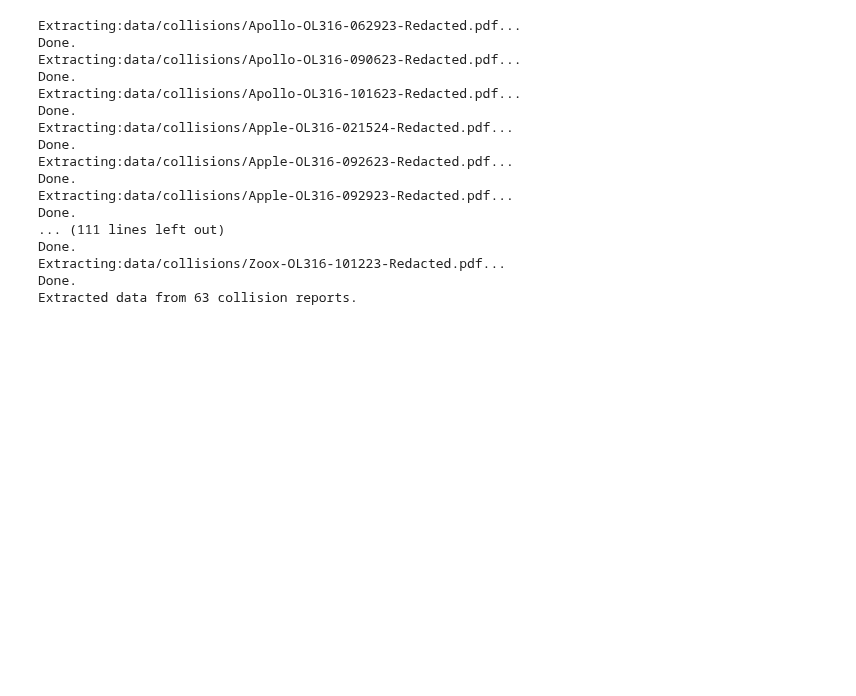
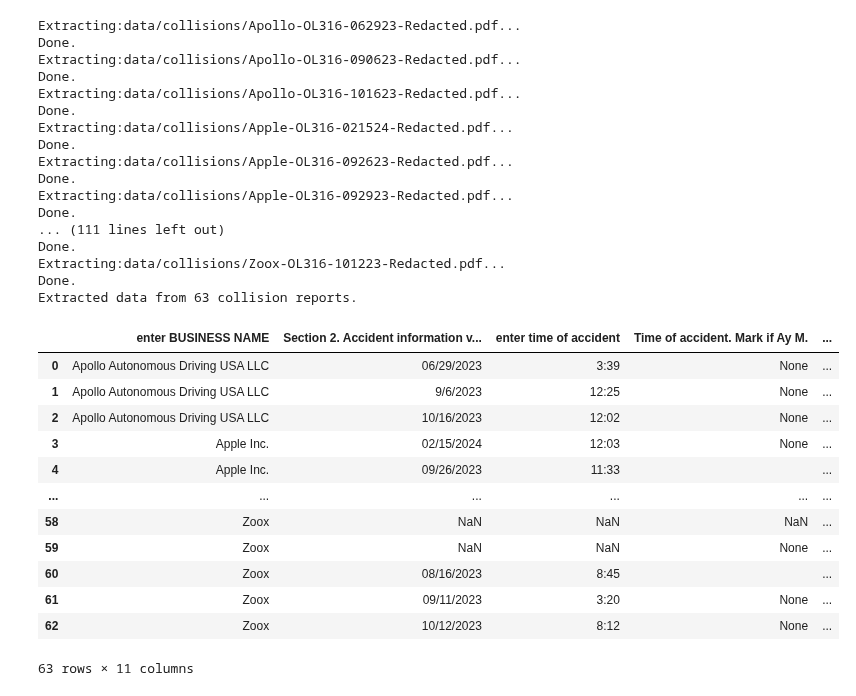
Before and after one commit to Kyle-Markwardt/self-driving-vehicles, a Jupyter notebook: pdf.ipynb, the cells around one changed output. Drawn from its saved outputs; the diff is of its cells as text; code cells hidden in the pictures; blank space fills up the shorter version.

```diff
--- a/pdf.ipynb
+++ b/pdf.ipynb
@@ -164,6 +164,22 @@ Done.
 Extracting:data/collisions/Zoox-OL316-101223-Redacted.pdf...
 Done.
 Extracted data from 63 collision reports.
+# %%
+collision_locations.head(64)
+# %% [output]
+|  | enter BUSINESS NAME | Section 2. Accident information v... | enter time of accident | Time of accident. Mark if Ay M. | ... |
+| 0 | Apollo Autonomous Driving USA LLC | 06/29/2023 | 3:39 | None | ... |
+| 1 | Apollo Autonomous Driving USA LLC | 9/6/2023 | 12:25 | None | ... |
+| 2 | Apollo Autonomous Driving USA LLC | 10/16/2023 | 12:02 | None | ... |
+| 3 | Apple Inc. | 02/15/2024 | 12:03 | None | ... |
+| 4 | Apple Inc. | 09/26/2023 | 11:33 |  | ... |
+| ... | ... | ... | ... | ... | ... |
+| 58 | Zoox | NaN | NaN | NaN | ... |
+| 59 | Zoox | NaN | NaN | None | ... |
+| 60 | Zoox | 08/16/2023 | 8:45 |  | ... |
+| 61 | Zoox | 09/11/2023 | 3:20 | None | ... |
+| 62 | Zoox | 10/12/2023 | 8:12 | None | ... |
+63 rows × 11 columns
 # %%
 # Something wrong with the Cruise values metadata in pdf which causes failure. Can add manually. Hopefully this isn't for all?
 
```
Also changed, not shown: parts of 2 cells of this notebook, 2 other files.
